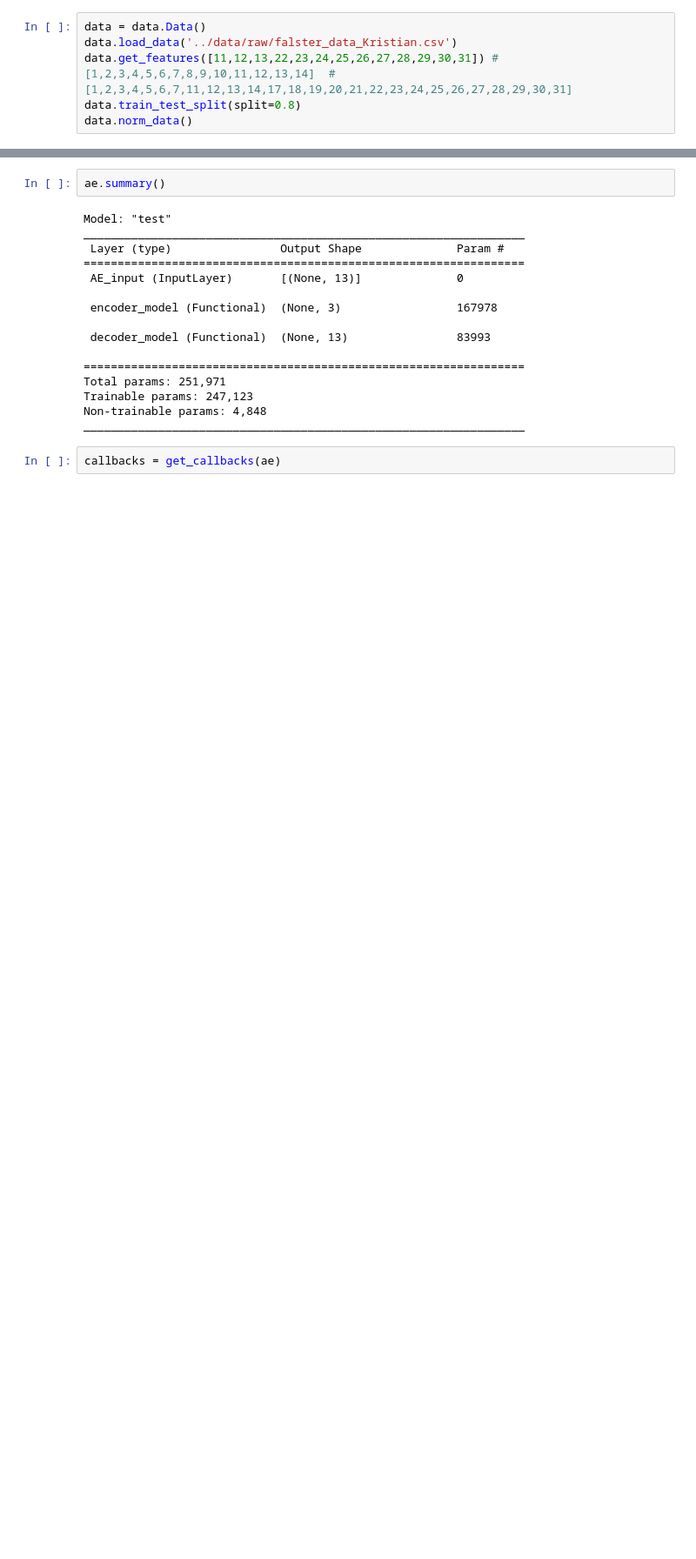
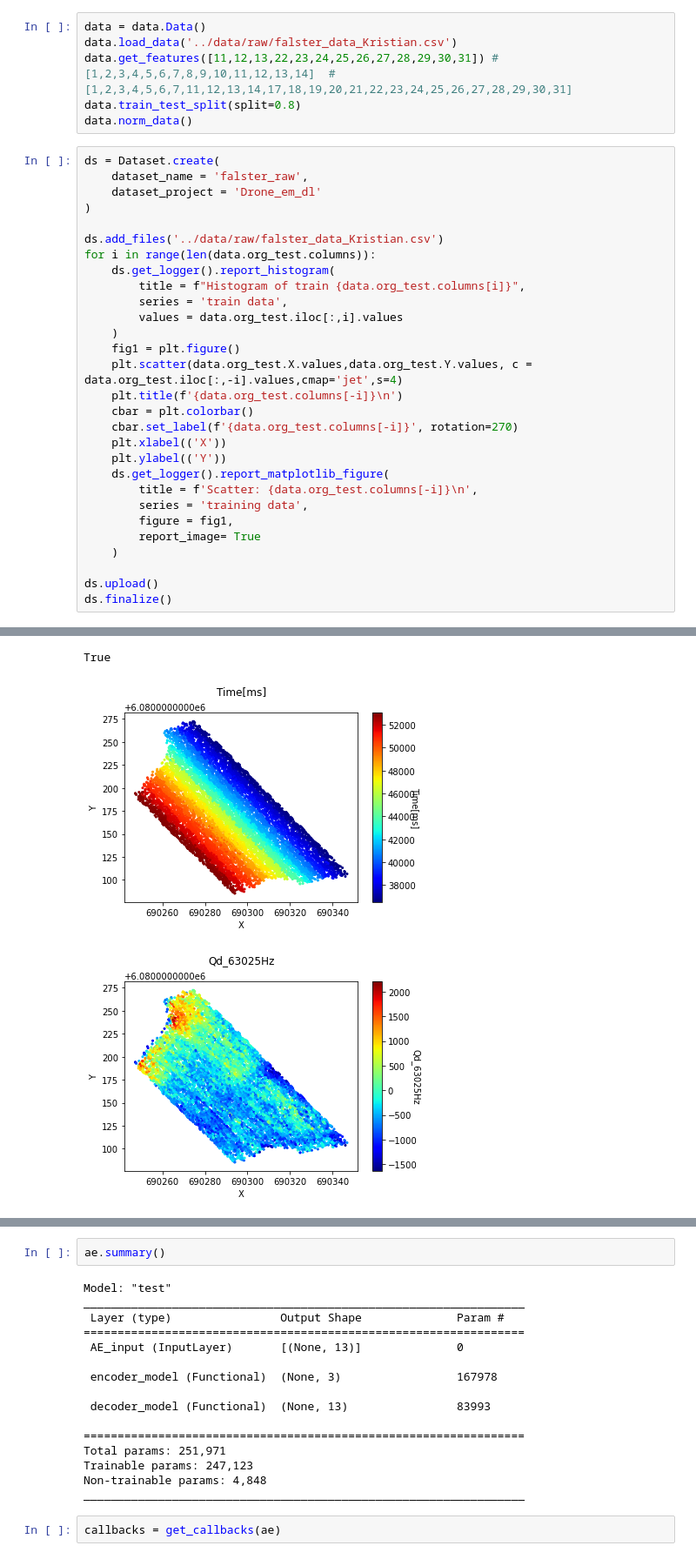
Before and after one commit to aalling93/drone_em_dl, a Jupyter notebook: tutorials/6 train a model.ipynb, the cells around one changed output, grey strips where cells are left out. Shown at 87% size. Drawn from its saved outputs; the diff is of its cells as text; blank space fills up the shorter version.

```diff
--- a/tutorials/6 train a model.ipynb
+++ b/tutorials/6 train a model.ipynb
@@ -15,3 +72,33 @@ data.load_data('../data/raw/falster_data_Kristian.csv')
 data.get_features([11,12,13,22,23,24,25,26,27,28,29,30,31]) #[1,2,3,4,5,6,7,8,9,10,11,12,13,14]  #[1,2,3,4,5,6,7,11,12,13,14,17,18,19,20,21,22,23,24,25,26,27,28,29,30,31]
 data.train_test_split(split=0.8)
 data.norm_data()
+# %%
+ds = Dataset.create(
+    dataset_name = 'falster_raw',
+    dataset_project = 'Drone_em_dl'
+)
+
+ds.add_files('../data/raw/falster_data_Kristian.csv')
+for i in range(len(data.org_test.columns)):
+    ds.get_logger().report_histogram(
+        title = f"Histogram of train {data.org_test.columns[i]}",
+        series = 'train data',
+        values = data.org_test.iloc[:,i].values
+    )
+    fig1 = plt.figure()
+    plt.scatter(data.org_test.X.values,data.org_test.Y.values, c = data.org_test.iloc[:,-i].values,cmap='jet',s=4)
+    plt.title(f'{data.org_test.columns[-i]}\n')
+    cbar = plt.colorbar()
+    cbar.set_label(f'{data.org_test.columns[-i]}', rotation=270)
+    plt.xlabel(('X'))
+    plt.ylabel(('Y'))
+    ds.get_logger().report_matplotlib_figure(
+        title = f'Scatter: {data.org_test.columns[-i]}\n',
+        series = 'training data',
+        figure = fig1,
+        report_image= True
+    )
+
+ds.upload()
+ds.finalize()
+# %% [output]
@@ -17,0 +109,3 @@ data.norm_data()
+True
+[figure, added]
+[figure, added]
```
Also changed, not shown: parts of 18 cells of this notebook, 3 other files.
